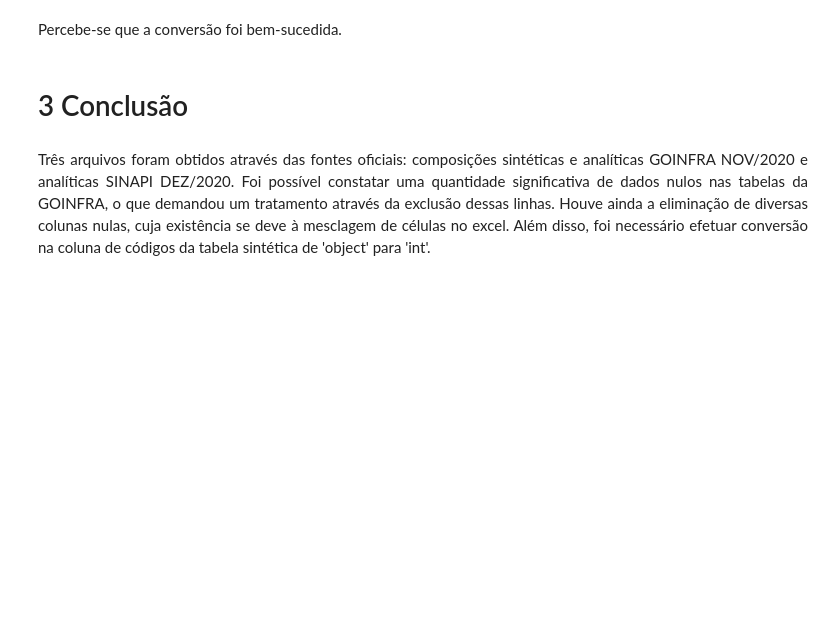
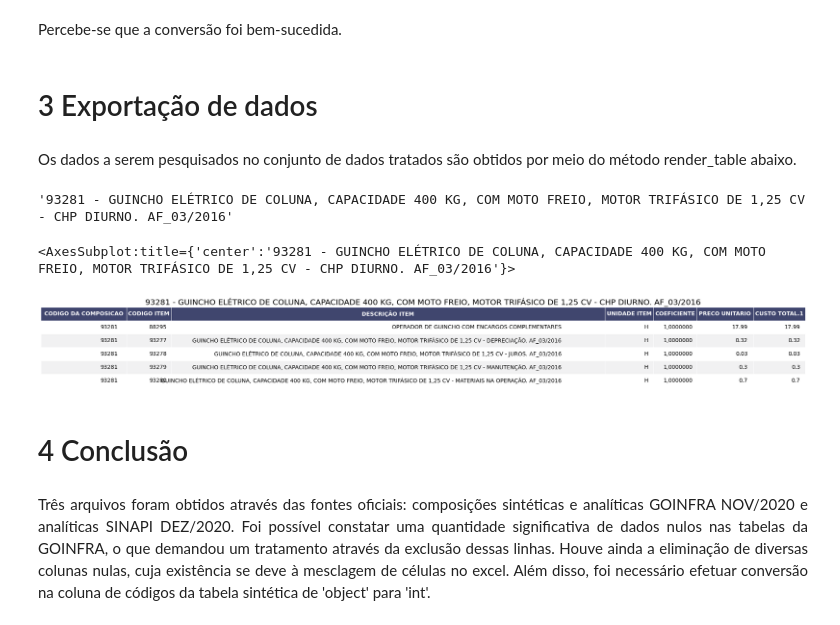
Before and after one commit to thiagorlopes/composicoes-analiticas, a Jupyter notebook: composicoes.ipynb, the cells around one changed output. Cells and saved outputs as stored; diff of their text form; code cells hidden in the pictures; blank space fills up the shorter version.

Commit message:
Work on data export.
* Replace requirements.txt by environment.yaml;
* Fix bug on summary;
* Include section for data export;
* Render table picture with helper method.

```diff
--- a/composicoes.ipynb
+++ b/composicoes.ipynb
@@ -678,8 +678,25 @@ CUSTO TOTAL.1           float64
 dtype: object
 # %% [markdown]
 Percebe-se que a conversão foi bem-sucedida.
+# %% [markdown]
+# 3 Exportação de dados <a id="data_export"></a>
+# %% [markdown]
+Os dados a serem pesquisados no conjunto de dados tratados são obtidos por meio do método render_table abaixo.
+# %%
+codigo = '93281'
+descricao = sinapi_sintetica.loc[sinapi_sintetica['CODIGO DA COMPOSICAO'] == codigo]['DESCRICAO DA COMPOSICAO'].values[0]
+titulo = f"{codigo} - {descricao}"
+titulo
+# %% [output]
+'93281 - GUINCHO ELÉTRICO DE COLUNA, CAPACIDADE 400 KG, COM MOTO FREIO, MOTOR TRIFÁSICO DE 1,25 CV - CHP DIURNO. AF_03/2016'
+# %%
+composicao = sinapi_analitica[sinapi_analitica['CODIGO DA COMPOSICAO'] == codigo]
+helpers.render_table(composicao, title=titulo)
+# %% [output]
+<AxesSubplot:title={'center':'93281 - GUINCHO ELÉTRICO DE COLUNA, CAPACIDADE 400 KG, COM MOTO FREIO, MOTOR TRIFÁSICO DE 1,25 CV - CHP DIURNO. AF_03/2016'}>
+[figure, added]
 # %% [markdown]
-# 3 Conclusão <a id="conclusion"></a>
+# 4 Conclusão <a id="conclusion"></a>
 # %% [markdown]
 <div style="text-align:justify;">
 Três arquivos foram obtidos através das fontes oficiais: composições sintéticas e analíticas GOINFRA NOV/2020 e analíticas SINAPI DEZ/2020. Foi possível constatar uma quantidade significativa de dados nulos nas tabelas da GOINFRA, o que demandou um tratamento através da exclusão dessas linhas. Houve ainda a eliminação de diversas colunas nulas, cuja existência se deve à mesclagem de células no excel. Além disso, foi necessário efetuar conversão na coluna de códigos da tabela sintética de 'object' para 'int'.
```
Also changed, not shown: parts of 2 cells of this notebook, 3 other files.
